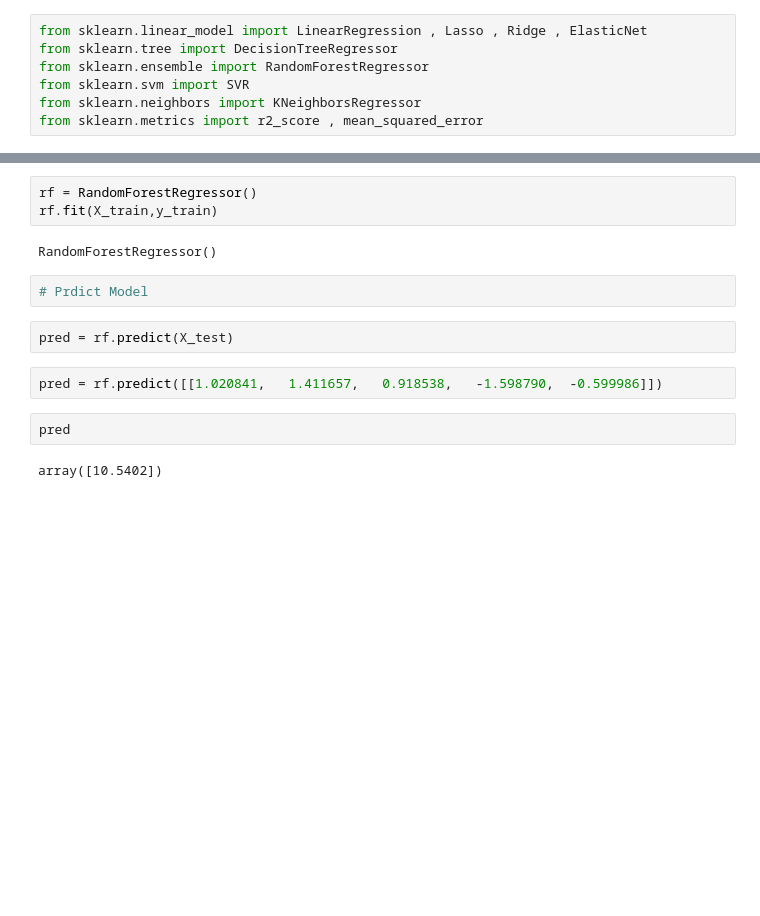
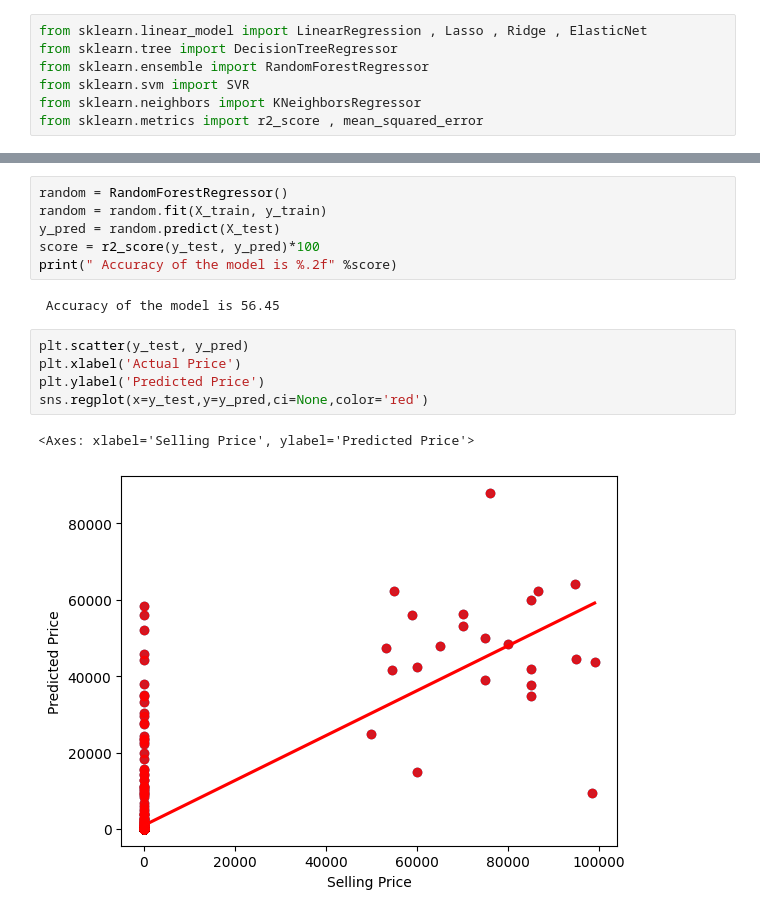
Before and after one commit to Bisma-Shafiq/Data-Science-MLflow-DVC-Project, a Jupyter notebook: ML_Project/MODEL_Car_Prediction copy.ipynb, the cells around one changed output, grey strips where cells are left out. Saved outputs shown, nothing was run; the diff lists cells and outputs as text; blank space fills up the shorter version.

Commit message:
model updated

```diff
--- a/ML_Project/MODEL_Car_Prediction copy.ipynb
+++ b/ML_Project/MODEL_Car_Prediction copy.ipynb
@@ -238,17 +249,18 @@ Linear Regression            11.13            8.80      0.11     0.09    10947.1
               SVR            -2.22           -2.06     -0.02    -0.02    11740.56   10995.31
 ====================================================================================================
-# %%
-rf = RandomForestRegressor()
-rf.fit(X_train,y_train)
-# %% [output]
-RandomForestRegressor()
-# %%
-# Prdict Model
-# %%
-pred = rf.predict(X_test)
-# %%
-pred = rf.predict([[1.020841,	1.411657,	0.918538,	-1.598790,	-0.599986]])
-# %%
-pred
-# %% [output]
-array([10.5402])
+# %%
+random = RandomForestRegressor()
+random = random.fit(X_train, y_train)
+y_pred = random.predict(X_test)
+score = r2_score(y_test, y_pred)*100
+print(" Accuracy of the model is %.2f" %score)
+# %% [output]
+ Accuracy of the model is 56.45
+# %%
+plt.scatter(y_test, y_pred)
+plt.xlabel('Actual Price')
+plt.ylabel('Predicted Price')
+sns.regplot(x=y_test,y=y_pred,ci=None,color='red')
+# %% [output]
+<Axes: xlabel='Selling Price', ylabel='Predicted Price'>
+[figure, added]
```
Also changed, not shown: parts of 7 cells of this notebook, 2 other files.
